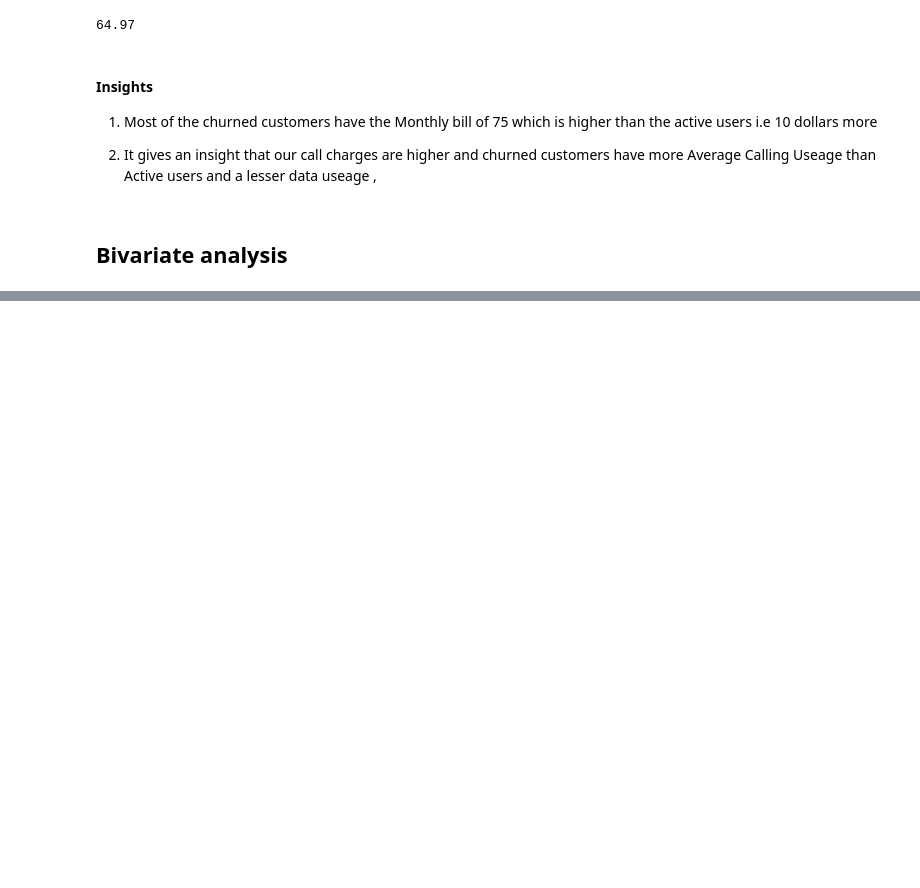
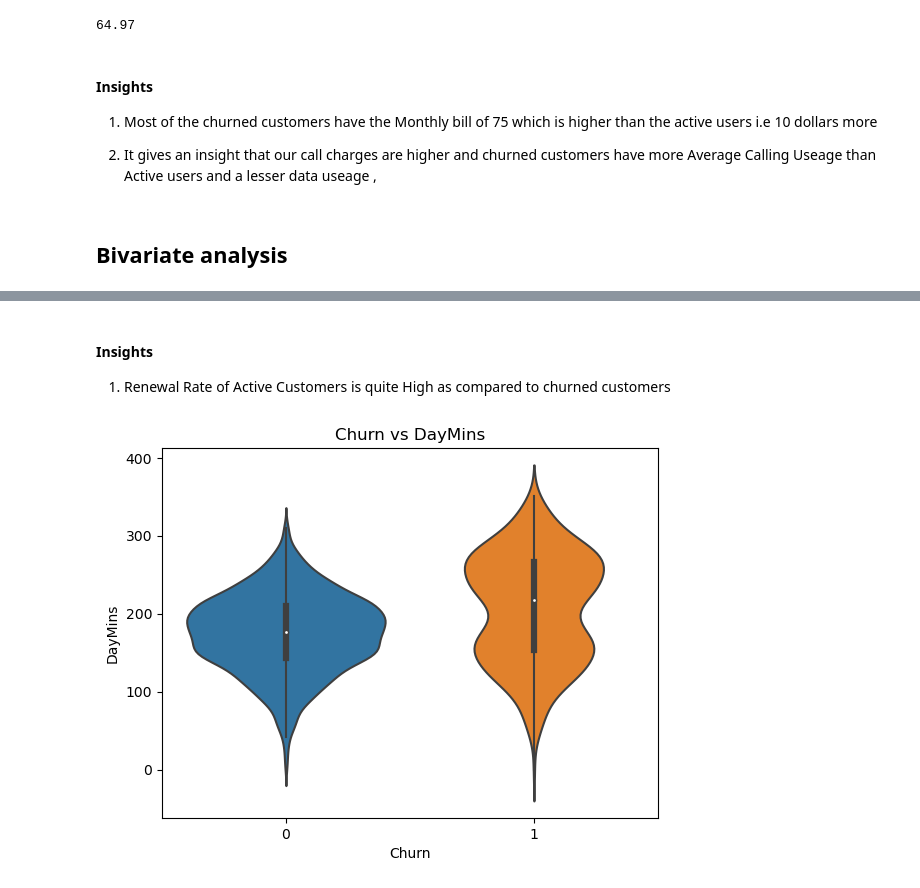
Before and after one commit to FasilHameed/Churn-Analysis-LOGISTIC-RANDOMFOREST, a Jupyter notebook: Customer_churn Analysis.ipynb, the cells around one changed output, grey strips where cells are left out. Saved outputs shown, nothing was run; the diff lists cells and outputs as text; code cells hidden in the pictures; blank space fills up the shorter version.

```diff
--- a/Customer_churn Analysis.ipynb
+++ b/Customer_churn Analysis.ipynb
@@ -591,0 +497,11 @@ plt.show()
+# %% [markdown]
+#### Insights
+1. Renewal Rate of Active Customers is quite High as compared to churned customers
+# %%
+sns.violinplot(data=cca, x='Churn', y='DayMins')
+plt.title('Churn vs DayMins')
+plt.xlabel('Churn')
+plt.ylabel('DayMins')
+plt.show()
+# %% [output]
+[figure, added]
```
Also changed, not shown: parts of 53 cells of this notebook.
